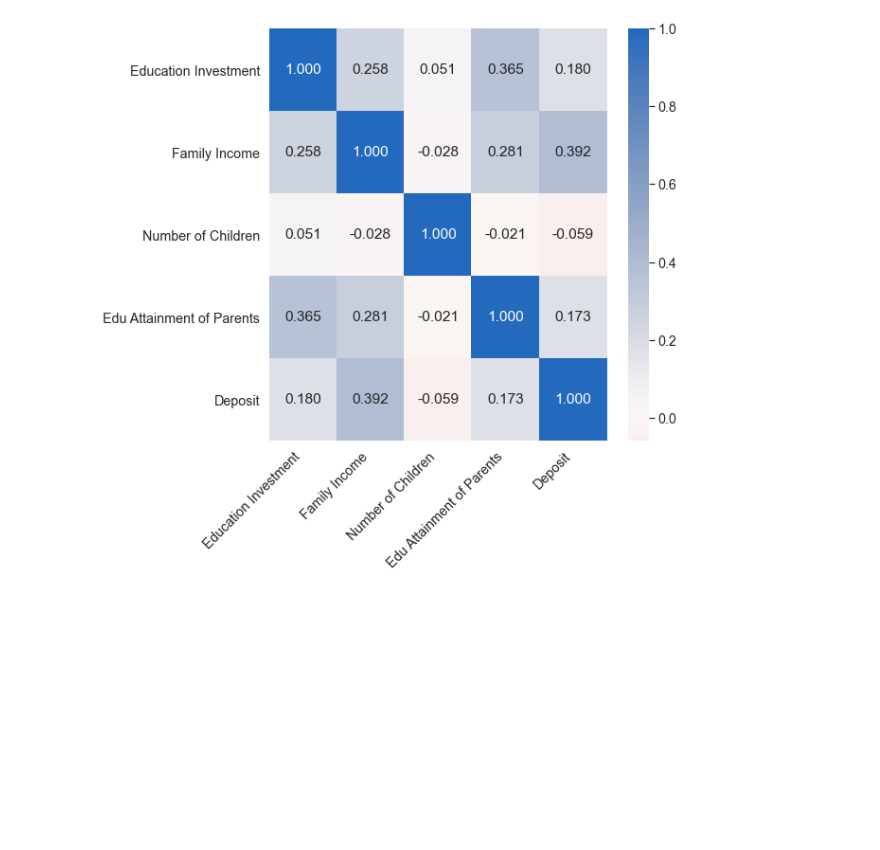
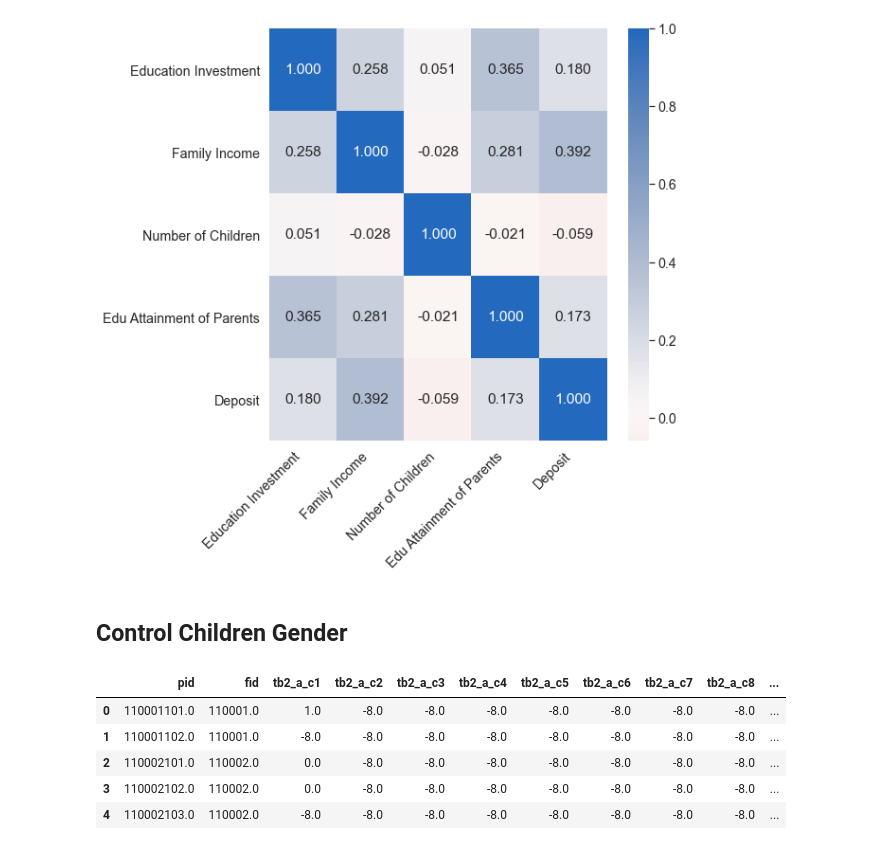
Before and after one commit to aresgtr/HKUST-MASS-5210-Project, a Jupyter notebook: post_presentation.ipynb, the cells around one changed output. Cells and saved outputs as stored; diff of their text form; code cells hidden in the pictures; blank space fills up the shorter version.

```diff
--- a/post_presentation.ipynb
+++ b/post_presentation.ipynb
@@ -570,3 +568,17 @@ g.set_xticklabels(labels=num_vars,rotation=45, ha='right')
 plt.show()
 # %% [output]
 [figure]
+# %% [markdown]
+## Control Children Gender
+# %%
+df_famconf_gender = df_cfps2010famconf[['pid', 'fid',
+                                        'tb2_a_c1', 'tb2_a_c2', 'tb2_a_c3', 'tb2_a_c4', 'tb2_a_c5',
+                                        'tb2_a_c6', 'tb2_a_c7', 'tb2_a_c8', 'tb2_a_c9', 'tb2_a_c10']]
+df_famconf_gender.head()
+# %% [output]
+|  | pid | fid | tb2_a_c1 | tb2_a_c2 | tb2_a_c3 | tb2_a_c4 | tb2_a_c5 | tb2_a_c6 | tb2_a_c7 | tb2_a_c8 | ... |
+| 0 | 110001101.0 | 110001.0 | 1.0 | -8.0 | -8.0 | -8.0 | -8.0 | -8.0 | -8.0 | -8.0 | ... |
+| 1 | 110001102.0 | 110001.0 | -8.0 | -8.0 | -8.0 | -8.0 | -8.0 | -8.0 | -8.0 | -8.0 | ... |
+| 2 | 110002101.0 | 110002.0 | 0.0 | -8.0 | -8.0 | -8.0 | -8.0 | -8.0 | -8.0 | -8.0 | ... |
+| 3 | 110002102.0 | 110002.0 | 0.0 | -8.0 | -8.0 | -8.0 | -8.0 | -8.0 | -8.0 | -8.0 | ... |
+| 4 | 110002103.0 | 110002.0 | -8.0 | -8.0 | -8.0 | -8.0 | -8.0 | -8.0 | -8.0 | -8.0 | ... |
```
Also changed, not shown: parts of 13 cells of this notebook.
